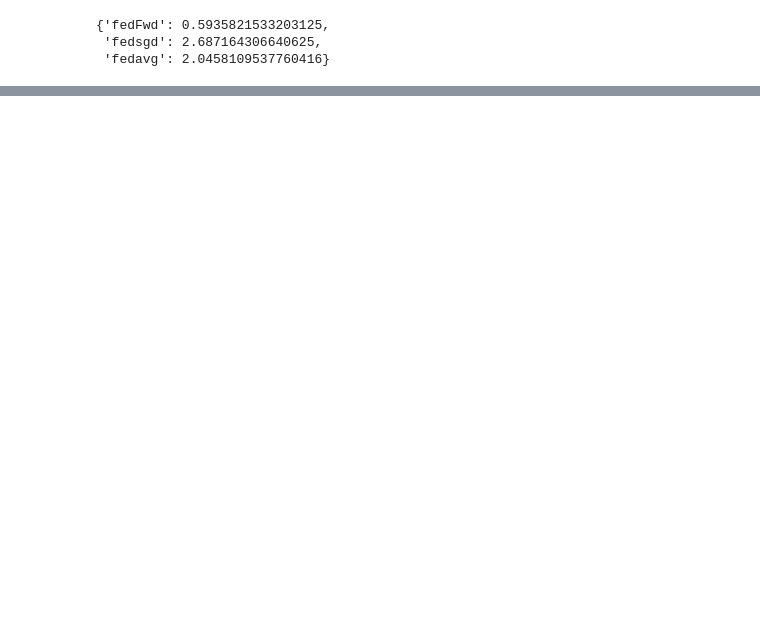
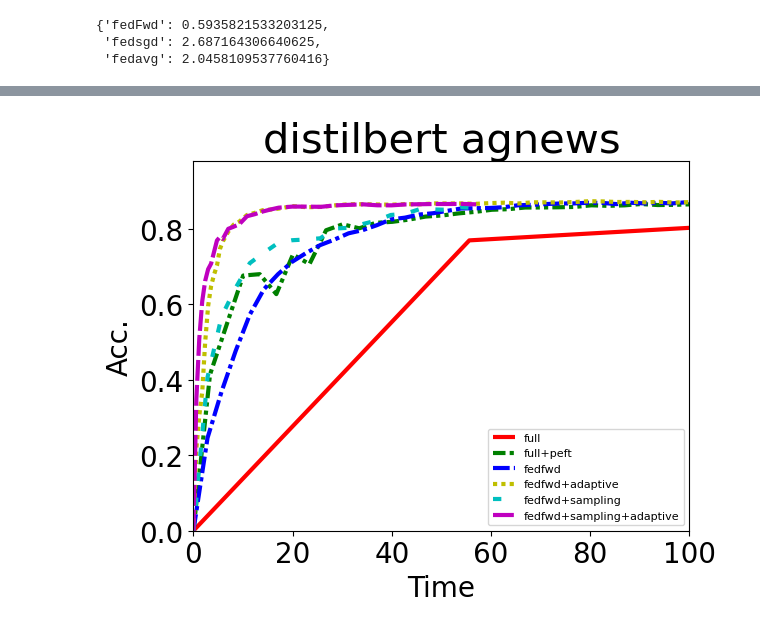
Before and after one commit to UbiquitousLearning/FwdLLM, a Jupyter notebook: experiments/distributed/transformer_exps/run_tc_exps/log/end2end/adaptive/distilbert_agnews/plot copy.ipynb, the cells around one changed output, grey strips where cells are left out. Saved outputs shown, nothing was run; the diff lists cells and outputs as text; code cells hidden in the pictures; blank space fills up the shorter version.

```diff
--- a/experiments/distributed/transformer_exps/run_tc_exps/log/end2end/adaptive/distilbert_agnews/plot copy.ipynb
+++ b/experiments/distributed/transformer_exps/run_tc_exps/log/end2end/adaptive/distilbert_agnews/plot copy.ipynb
@@ -127,0 +295,85 @@ plt.show()
+# %%
+import os
+import sys
+import matplotlib.pyplot as plt
+import numpy as np
+
+
+dataset = "agnews"
+model = "distilbert"
+
+logging_file = {
+    "full":"/data/wyz/FedNLP/experiments/distributed/transformer_exps/run_tc_exps/log/end2end/distilbert_agnews/fedsgd_distilbert_agnews_lr0.01_client_num_10_full.log",
+    "full+peft":"/data/wyz/FedNLP/experiments/distributed/transformer_exps/run_tc_exps/log/end2end/distilbert_agnews/fedsgd_distilbert_agnews_lr0.01_client_num_10_adapter.log",
+    "fedfwd":"/data/wyz/FedNLP/experiments/distributed/transformer_exps/run_tc_exps/log/end2end/adaptive/distilbert_agnews/fedFwd_distilbert_agnews_lr0.01_client_num_100_numerical_muti_v_10.log",
+    "fedfwd+adaptive":"/data/wyz/FedNLP/experiments/distributed/transformer_exps/run_tc_exps/log/end2end/adaptive/distilbert_agnews/fedFwd_distilbert_agnews_lr0.01_client_num_100_numerical_adaptive.log",
+    "fedfwd+sampling":"/data/wyz/FedNLP/experiments/distributed/transformer_exps/run_tc_exps/log/end2end/adaptive/distilbert_agnews/fedFwd_distilbert_agnews_lr0.01_client_num_100_numerical_v10_sampling_10.log",
+    "fedfwd+sampling+adaptive":"/data/wyz/FedNLP/experiments/distributed/transformer_exps/run_tc_exps/log/end2end/adaptive/distilbert_agnews/fedFwd_distilbert_agnews_lr0.01_client_num_100_numerical_adaptive_sampling_40.log"
+}
+
+train_time_dict = {"full":20,"full+peft":12,"fedfwd":1,"fedfwd+adaptive":1,"fedfwd+sampling":1,"fedfwd+sampling+adaptive":1}
+local_data_num_dict = {"agnews":15,"yahoo":18,"yelp-p":65}
+comm_bandwidth = 10 * 1024**2 /8  # k * 1024**2 /8 => k Mb/s
+
+eval_frequence = 5 if dataset == "yahoo" else 1
+linestyle = [(0, ( )), (0, (3, 1,1,1,1,1)), (0, (4, 1,1,1)), (0, (1, 1)),(0, (2, 4)), (0, (5, 1)),(0,(3,1,3,1)),(0,(4,3,3,1))]*100
+colors=['r','g','b','y','c','m','k',"tan"] * 100
+lw = 3
+
+def round_to_time(round,eval_frequence,comm_time,method,local_data_num,adhoc=None):
+    train_time = train_time_dict[method]
+    if adhoc == None:
+        adhoc = [1,1,1]
+    else:
+        adhoc = list(map(int,adhoc.split(",")))
+    time_list = [0]
+    if method == "ours":
+        time = (train_time*local_data_num*adhoc[0] + comm_time*local_data_num)/60
+    else:
+        time = (train_time*local_data_num*adhoc[0] + comm_time*local_data_num)/60
+    time_list.append(time)
+    for i in range(2,round):
+        v_num = adhoc[i-1] if i-1 < len(adhoc) else adhoc[-1]
+        if method == "ours":
+            time += (train_time*local_data_num*v_num*eval_frequence + comm_time*local_data_num)/60
+        else:
+            time += (train_time*local_data_num*v_num*eval_frequence + comm_time*local_data_num)/60
+        time_list.append(time)
+    return time_list
+
+
+for i,method in enumerate(logging_file):
+    file = logging_file[method]
+    local_data_num = local_data_num_dict[dataset]
+    if "v_10" in file:
+        # adhoc = file.split("_")[-1].split(".")[0]
+        adhoc = "10, 10, 10"
+    elif "adaptive" in file:
+        adhoc = "1, 1, 1, 1, 1, 1, 1, 1, 1, 1, 3, 3, 3, 5, 5, 5, 5, 5, 10, 10, 10, 10, 10, 10"
+    else:
+        adhoc = None
+    with open(file) as f:
+        for line in f:
+            if "adhoc" in line:
+                adhoc = line[line.rfind("[")+1:-2]
+            if "Trainable" in line:
+                param_num = int(line[line.rfind(":")+2:-2])
+                print(f"param_num: {param_num}")
+                break
+        comm_time = param_num * 4 / comm_bandwidth
+        acc = [0]
+        for line in f:
+            if "'acc':" in line:
+                acc.append(float(line[line.rfind("'acc':")+7:line.rfind(",")]))
+        print(round_to_time(len(acc),eval_frequence,comm_time,method,local_data_num,adhoc))
+        plt.plot(round_to_time(len(acc),eval_frequence,comm_time,method,local_data_num,adhoc), acc, linestyle=linestyle[i], color=colors[i],label=method,linewidth=lw)
+plt.xlabel("Time",fontsize=20)
+plt.ylabel("Acc.",fontsize=20)
+plt.xticks(size = 20)
+plt.xlim(0,100)
+plt.yticks(size = 20)
+plt.ylim(0,0.98)
+plt.legend(fontsize=8)
+plt.title(f"{model} {dataset}",fontsize=30)
+plt.show()
+# %% [output]
@@ -127,0 +392 @@ plt.show()
+[figure, added]
```
Also changed, not shown: parts of 5 cells of this notebook, 9 other files.
